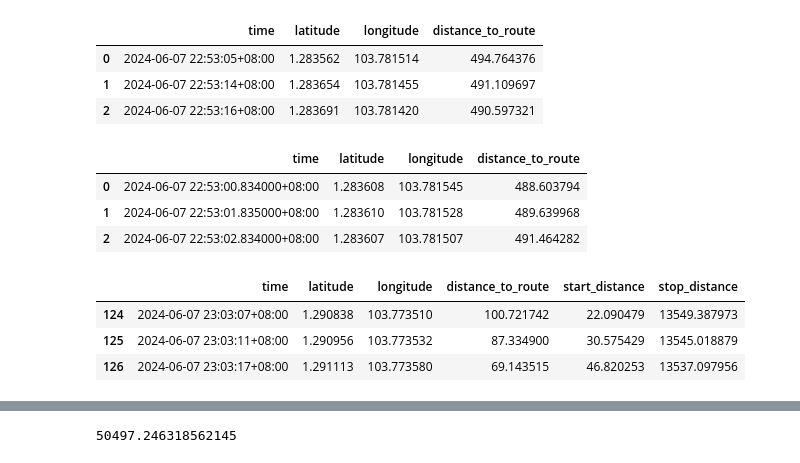
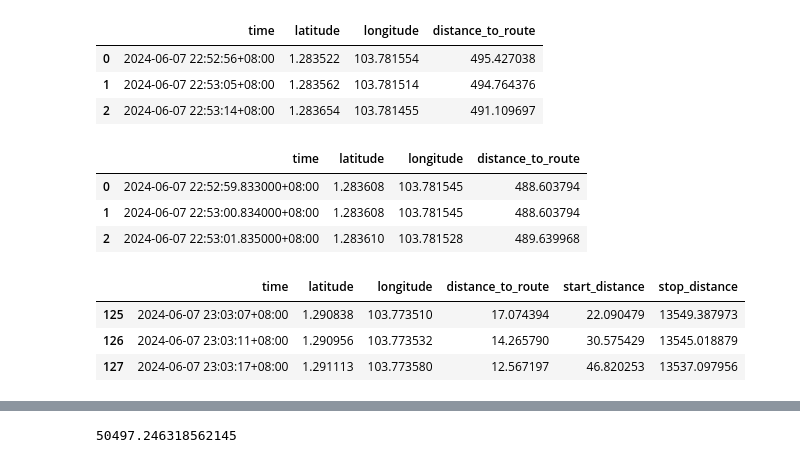
Before and after one commit to evgeniyarbatov/garmin-vs-polar, a Jupyter notebook: notebooks/07-06-2024.ipynb, the cells around one changed output, grey strips where cells are left out. Saved outputs shown, nothing was run; the diff lists cells and outputs as text; code cells hidden in the pictures.

```diff
--- a/notebooks/07-06-2024.ipynb
+++ b/notebooks/07-06-2024.ipynb
@@ -56,16 +23,16 @@ FROM
 # %%
-garmin_df = query_postgis('garmin_route')
+garmin_df = get_location_error('garmin_route')
 garmin_df.head(3)
 # %% [output]
 |  | time | latitude | longitude | distance_to_route |
-| 0 | 2024-06-07 22:53:05+08:00 | 1.283562 | 103.781514 | 494.764376 |
-| 1 | 2024-06-07 22:53:14+08:00 | 1.283654 | 103.781455 | 491.109697 |
-| 2 | 2024-06-07 22:53:16+08:00 | 1.283691 | 103.781420 | 490.597321 |
+| 0 | 2024-06-07 22:52:56+08:00 | 1.283522 | 103.781554 | 495.427038 |
+| 1 | 2024-06-07 22:53:05+08:00 | 1.283562 | 103.781514 | 494.764376 |
+| 2 | 2024-06-07 22:53:14+08:00 | 1.283654 | 103.781455 | 491.109697 |
 # %%
-polar_df = query_postgis('polar_route')
+polar_df = get_location_error('polar_route')
 polar_df.head(3)
 # %% [output]
 |  | time | latitude | longitude | distance_to_route |
-| 0 | 2024-06-07 22:53:00.834000+08:00 | 1.283608 | 103.781545 | 488.603794 |
-| 1 | 2024-06-07 22:53:01.835000+08:00 | 1.283610 | 103.781528 | 489.639968 |
-| 2 | 2024-06-07 22:53:02.834000+08:00 | 1.283607 | 103.781507 | 491.464282 |
+| 0 | 2024-06-07 22:52:59.833000+08:00 | 1.283608 | 103.781545 | 488.603794 |
+| 1 | 2024-06-07 22:53:00.834000+08:00 | 1.283608 | 103.781545 | 488.603794 |
+| 2 | 2024-06-07 22:53:01.835000+08:00 | 1.283610 | 103.781528 | 489.639968 |
@@ -83,9 +39,9 @@ def crop_route(df, start_point_count):
 # %%
-garmin_df = crop_route(garmin_df, 200)
+garmin_df = crop_route(garmin_df, start_location, stop_location, 200)
 garmin_df.head(3)
 # %% [output]
 |  | time | latitude | longitude | distance_to_route | start_distance | stop_distance |
-| 124 | 2024-06-07 23:03:07+08:00 | 1.290838 | 103.773510 | 100.721742 | 22.090479 | 13549.387973 |
-| 125 | 2024-06-07 23:03:11+08:00 | 1.290956 | 103.773532 | 87.334900 | 30.575429 | 13545.018879 |
-| 126 | 2024-06-07 23:03:17+08:00 | 1.291113 | 103.773580 | 69.143515 | 46.820253 | 13537.097956 |
+| 125 | 2024-06-07 23:03:07+08:00 | 1.290838 | 103.773510 | 17.074394 | 22.090479 | 13549.387973 |
+| 126 | 2024-06-07 23:03:11+08:00 | 1.290956 | 103.773532 | 14.265790 | 30.575429 | 13545.018879 |
+| 127 | 2024-06-07 23:03:17+08:00 | 1.291113 | 103.773580 | 12.567197 | 46.820253 | 13537.097956 |
 # %%
```
Also changed, not shown: parts of 11 cells of this notebook, 4 other files.
